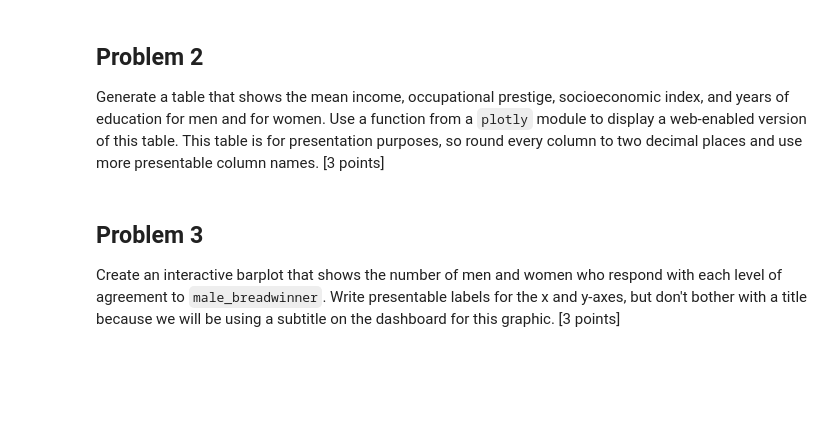
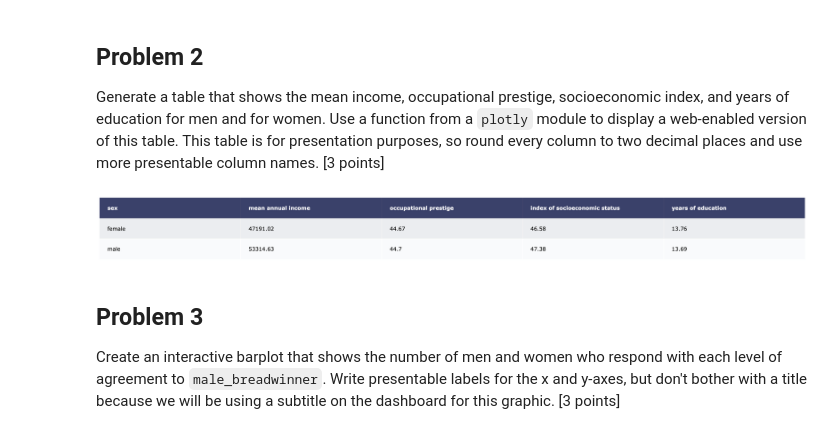
Before and after one commit to tslever/Tom_Levers_Public_Git_Repository, a Jupyter notebook: UVA/3--Practice_And_Application_Of_Data_Science/12--Interactive_Data_Visualization_And_Dashboards/labassignment12.ipynb, the cells around one changed output. Saved outputs shown, nothing was run; the diff lists cells and outputs as text; code cells hidden in the pictures; blank space fills up the shorter version.

```diff
--- a/UVA/3--Practice_And_Application_Of_Data_Science/12--Interactive_Data_Visualization_And_Dashboards/labassignment12.ipynb
+++ b/UVA/3--Practice_And_Application_Of_Data_Science/12--Interactive_Data_Visualization_And_Dashboards/labassignment12.ipynb
@@ -143,6 +128,11 @@ data_frame = data_frame.rename(
 data_frame = data_frame.reset_index()
 table = ff.create_table(data_frame)
 table.show()
+# %%
+from IPython.display import Image
+Image(filename="table.png")
+# %% [output]
+[figure, added]
 # %% [markdown]
 ## Problem 3
 Create an interactive barplot that shows the number of men and women who respond with each level of agreement to `male_breadwinner`. Write presentable labels for the x and y-axes, but don't bother with a title because we will be using a subtitle on the dashboard for this graphic. [3 points]
```
Also changed, not shown: parts of 15 cells of this notebook, 13 other files.
